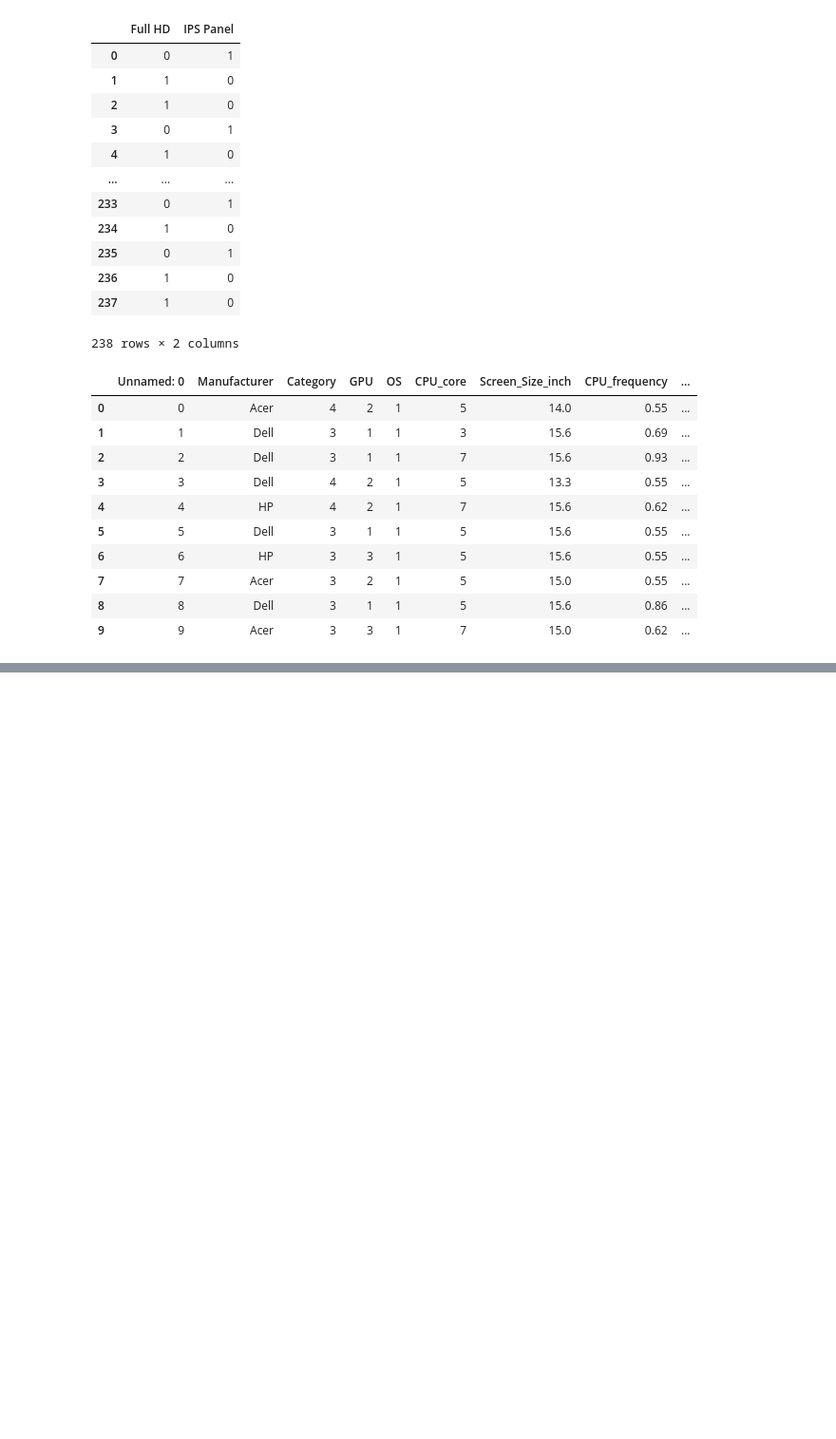
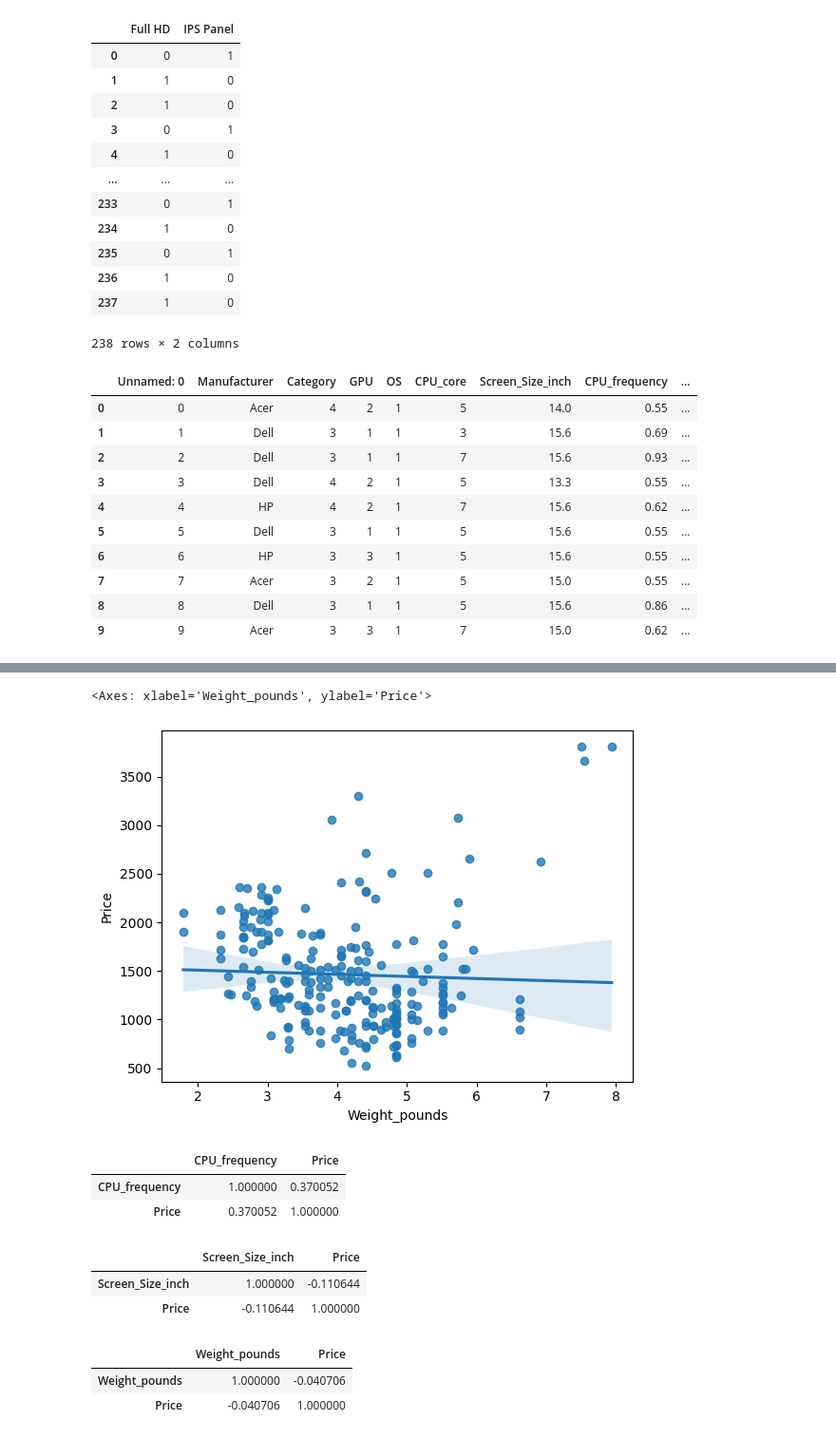
Before and after one commit to MaliniVibin1502/python, a Jupyter notebook: Laptoppricing.ipynb, the cells around one changed output, grey strips where cells are left out. Shown at 95% size. Saved outputs shown, nothing was run; the diff lists cells and outputs as text; code cells hidden in the pictures; blank space fills up the shorter version.

```diff
--- a/Laptoppricing.ipynb
+++ b/Laptoppricing.ipynb
@@ -312,0 +335,23 @@ lp.head(10)
+# %%
+sns.regplot(x='Weight_pounds', y='Price', data=lp)
+# %% [output]
+<Axes: xlabel='Weight_pounds', ylabel='Price'>
+[figure, added]
+# %%
+lp[["CPU_frequency","Price"]].corr()
+# %% [output]
+|  | CPU_frequency | Price |
+| CPU_frequency | 1.000000 | 0.370052 |
+| Price | 0.370052 | 1.000000 |
+# %%
+lp[["Screen_Size_inch","Price"]].corr()
+# %% [output]
+|  | Screen_Size_inch | Price |
+| Screen_Size_inch | 1.000000 | -0.110644 |
+| Price | -0.110644 | 1.000000 |
+# %%
+lp[["Weight_pounds","Price"]].corr()
+# %% [output]
+|  | Weight_pounds | Price |
+| Weight_pounds | 1.000000 | -0.040706 |
+| Price | -0.040706 | 1.000000 |
```
Also changed, not shown: parts of 18 cells of this notebook.
